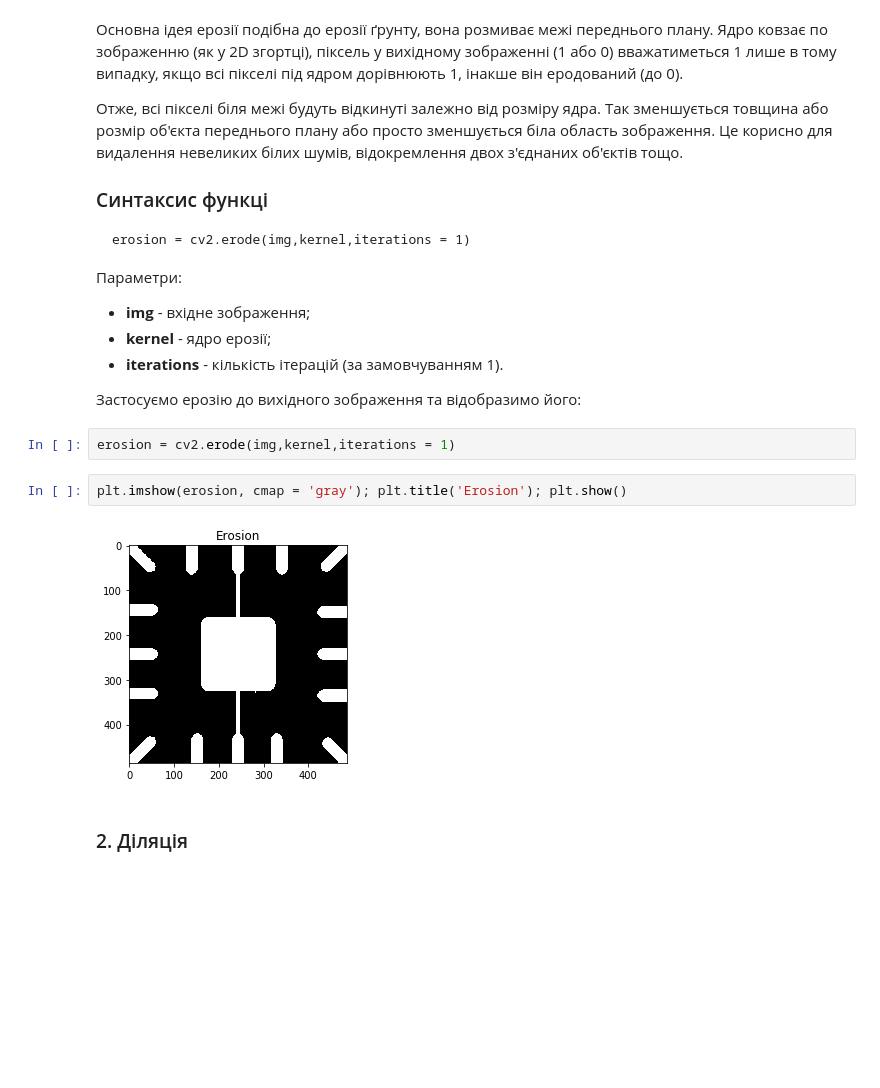
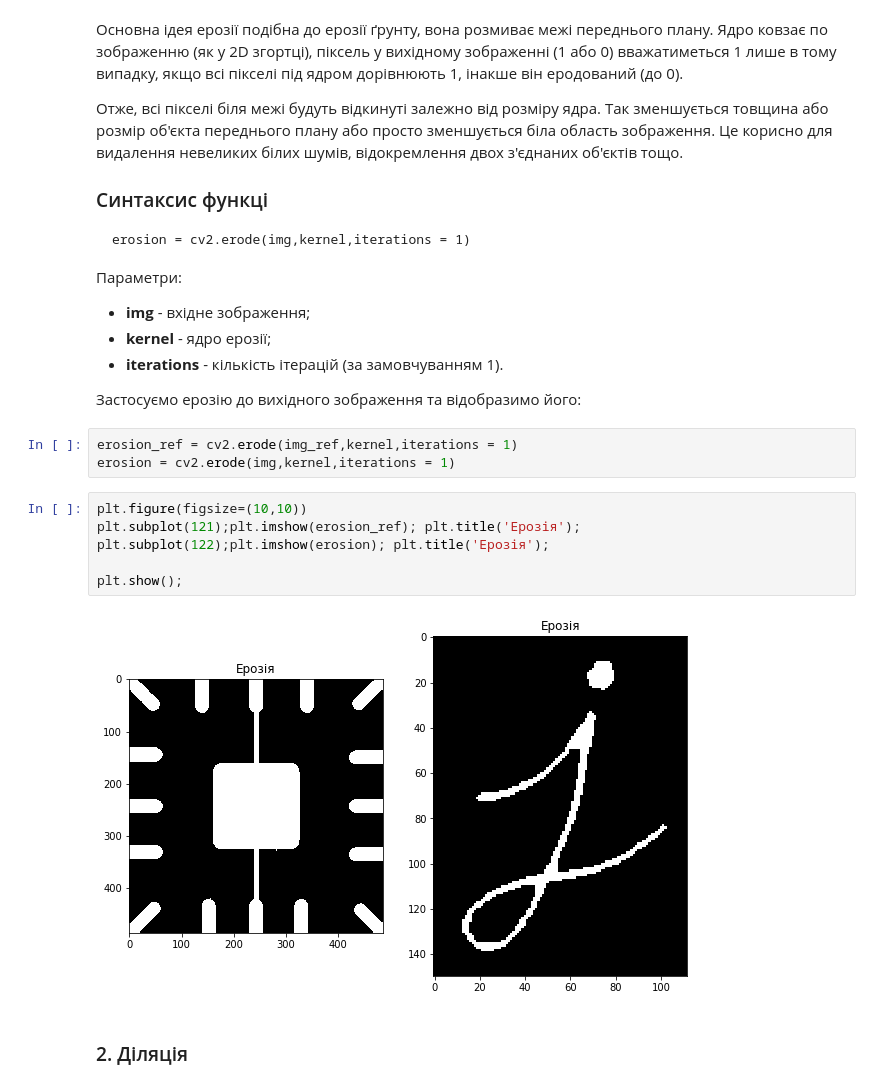
Before and after one commit to lavolpenoire/DIP, a Jupyter notebook: Lab5.ipynb, the cells around one changed output. Cells and saved outputs as stored; diff of their text form; blank space fills up the shorter version.

```diff
--- a/Lab5.ipynb
+++ b/Lab5.ipynb
@@ -44,11 +49,16 @@ kernel = np.ones((5,5),np.uint8)
 
 Застосуємо ерозію до вихідного зображення та відобразимо його:
 # %%
+erosion_ref = cv2.erode(img_ref,kernel,iterations = 1)
 erosion = cv2.erode(img,kernel,iterations = 1)
-# %%
-plt.imshow(erosion, cmap = 'gray'); plt.title('Erosion'); plt.show()
-# %% [output]
-[figure, removed]
+# %%
+plt.figure(figsize=(10,10))
+plt.subplot(121);plt.imshow(erosion_ref); plt.title('Ерозія');
+plt.subplot(122);plt.imshow(erosion); plt.title('Ерозія');
+
+plt.show();
+# %% [output]
+[figure, added]
 # %% [markdown]
 ### 2. Діляція
 # %% [markdown]
```
Also changed, not shown: parts of 37 cells of this notebook.
